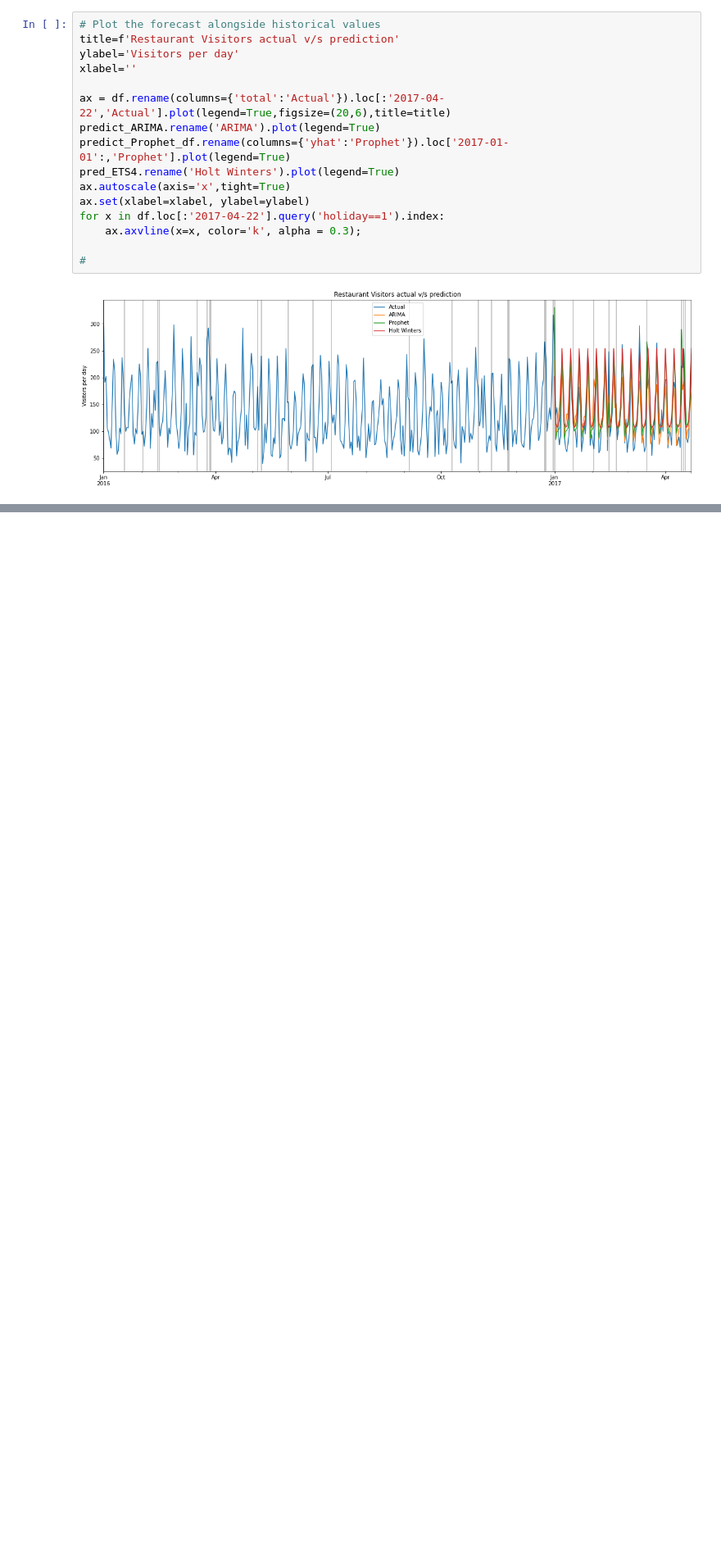
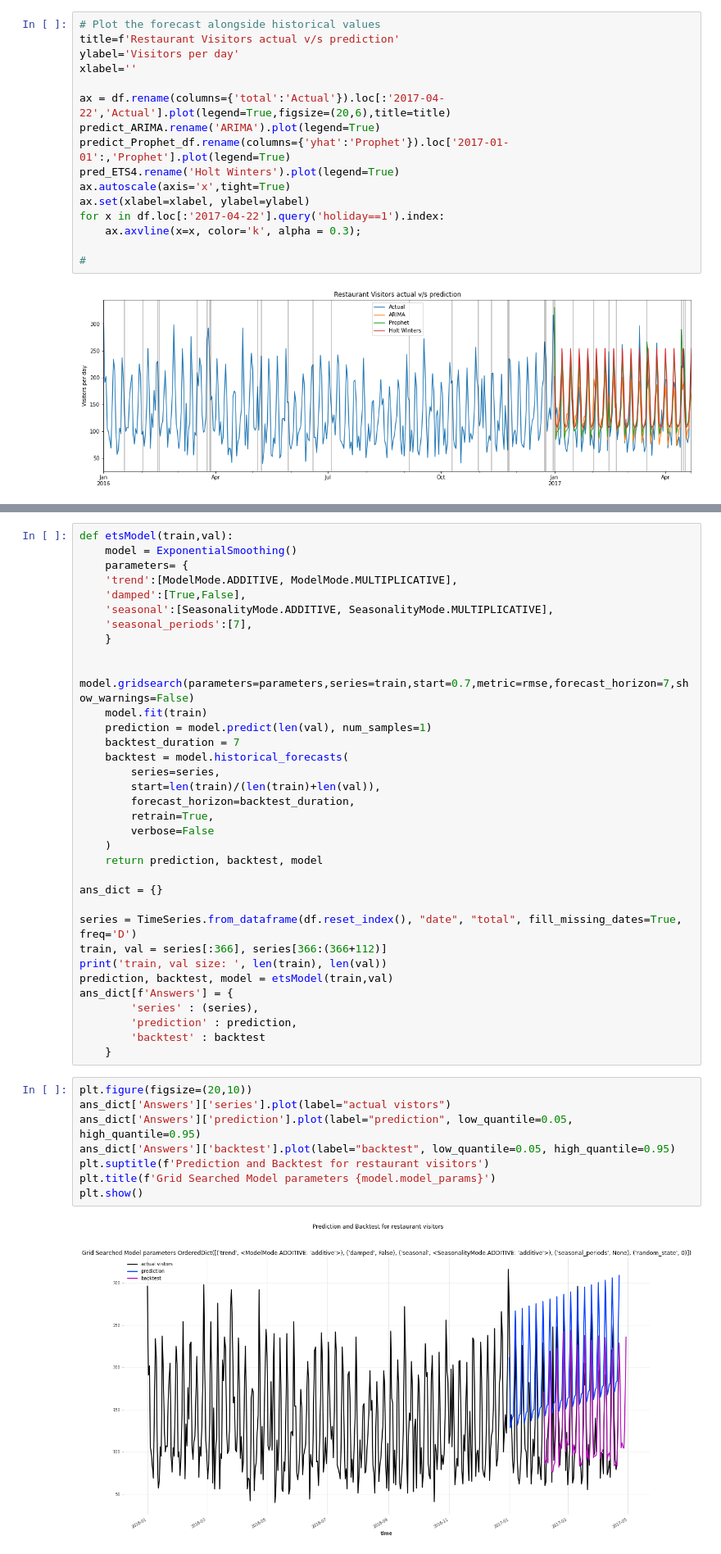
Before and after one commit to balawillgetyou/dy, a Jupyter notebook: comparingARIMA_HoltWinters_FBProphet.ipynb, the cells around one changed output, grey strips where cells are left out. Shown at 82% size. Cells and saved outputs as stored; diff of their text form; blank space fills up the shorter version.

```diff
--- a/comparingARIMA_HoltWinters_FBProphet.ipynb
+++ b/comparingARIMA_HoltWinters_FBProphet.ipynb
@@ -418,0 +409,44 @@ for x in df.loc[:'2017-04-22'].query('holiday==1').index:
+# %%
+def etsModel(train,val):
+    model = ExponentialSmoothing()
+    parameters= {
+    'trend':[ModelMode.ADDITIVE, ModelMode.MULTIPLICATIVE],
+    'damped':[True,False],
+    'seasonal':[SeasonalityMode.ADDITIVE, SeasonalityMode.MULTIPLICATIVE],
+    'seasonal_periods':[7],
+    }
+
+    model.gridsearch(parameters=parameters,series=train,start=0.7,metric=rmse,forecast_horizon=7,show_warnings=False)
+    model.fit(train)
+    prediction = model.predict(len(val), num_samples=1)
+    backtest_duration = 7
+    backtest = model.historical_forecasts(
+        series=series,
+        start=len(train)/(len(train)+len(val)),
+        forecast_horizon=backtest_duration,
+        retrain=True,
+        verbose=False
+    )
+    return prediction, backtest, model
+
+ans_dict = {}
+
+series = TimeSeries.from_dataframe(df.reset_index(), "date", "total", fill_missing_dates=True, freq='D')
+train, val = series[:366], series[366:(366+112)]
+print('train, val size: ', len(train), len(val))
+prediction, backtest, model = etsModel(train,val)
+ans_dict[f'Answers'] = {
+        'series' : (series),
+        'prediction' : prediction,
+        'backtest' : backtest
+    }
+# %%
+plt.figure(figsize=(20,10))
+ans_dict['Answers']['series'].plot(label="actual vistors")
+ans_dict['Answers']['prediction'].plot(label="prediction", low_quantile=0.05, high_quantile=0.95)
+ans_dict['Answers']['backtest'].plot(label="backtest", low_quantile=0.05, high_quantile=0.95)
+plt.suptitle(f'Prediction and Backtest for restaurant visitors')
+plt.title(f'Grid Searched Model parameters {model.model_params}')
+plt.show()
+# %% [output]
+[figure, added]
```
Also changed, not shown: parts of 8 cells of this notebook.
